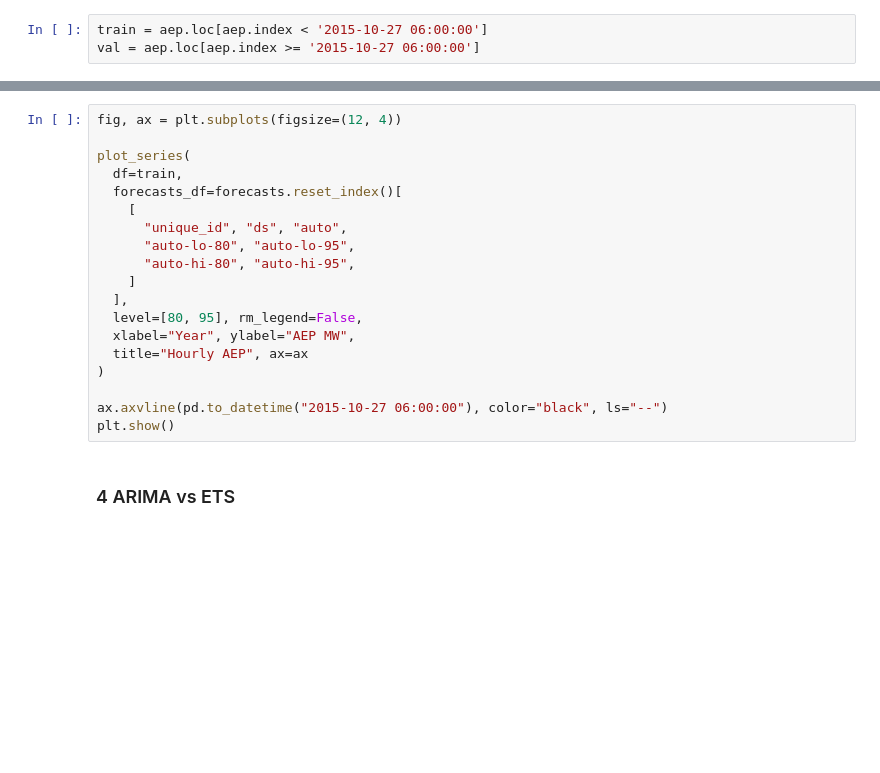
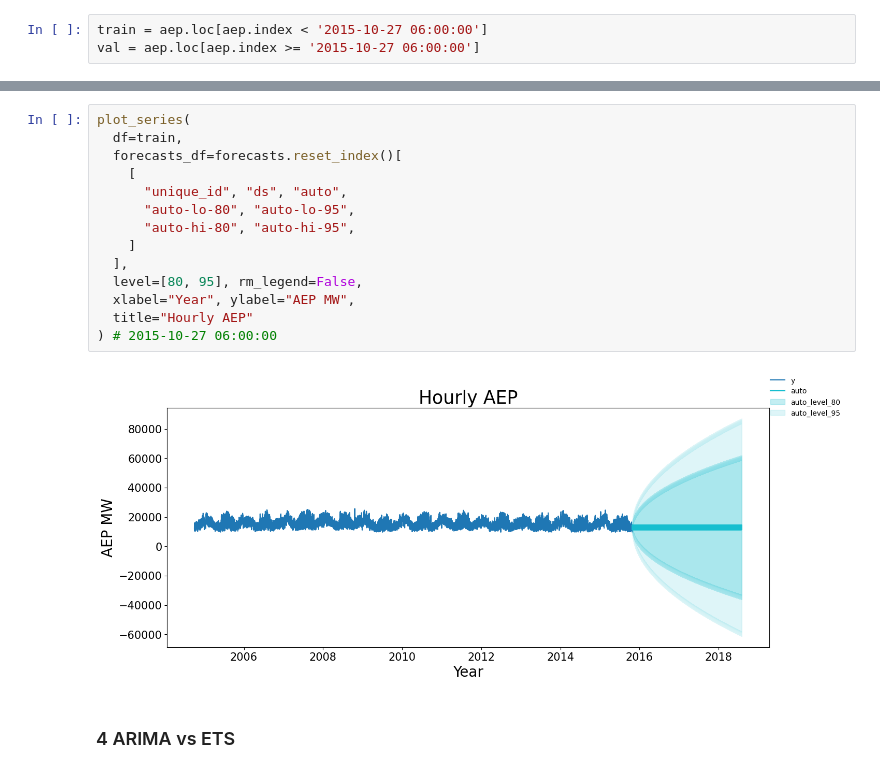
Before and after one commit to HannaHalka/Time-Series, a Jupyter notebook: Ass6/Assignment6.ipynb, the cells around one changed output, grey strips where cells are left out. Saved outputs shown, nothing was run; the diff lists cells and outputs as text; blank space fills up the shorter version.

```diff
--- a/Ass6/Assignment6.ipynb
+++ b/Ass6/Assignment6.ipynb
@@ -498,22 +484,19 @@ ljung_box
 # %%
-fig, ax = plt.subplots(figsize=(12, 4))
-
 plot_series(
   df=train,
   forecasts_df=forecasts.reset_index()[
     [
       "unique_id", "ds", "auto",
       "auto-lo-80", "auto-lo-95",
       "auto-hi-80", "auto-hi-95",
     ]
   ],
   level=[80, 95], rm_legend=False,
   xlabel="Year", ylabel="AEP MW",
-  title="Hourly AEP", ax=ax
-)
-
-ax.axvline(pd.to_datetime("2015-10-27 06:00:00"), color="black", ls="--")
-plt.show()
+  title="Hourly AEP"
+) # 2015-10-27 06:00:00
+# %% [output]
+[figure, added]
 # %% [markdown]
 ### 4 ARIMA vs ETS
 # %%
```
Also changed, not shown: parts of 10 cells of this notebook, 1 other file.
